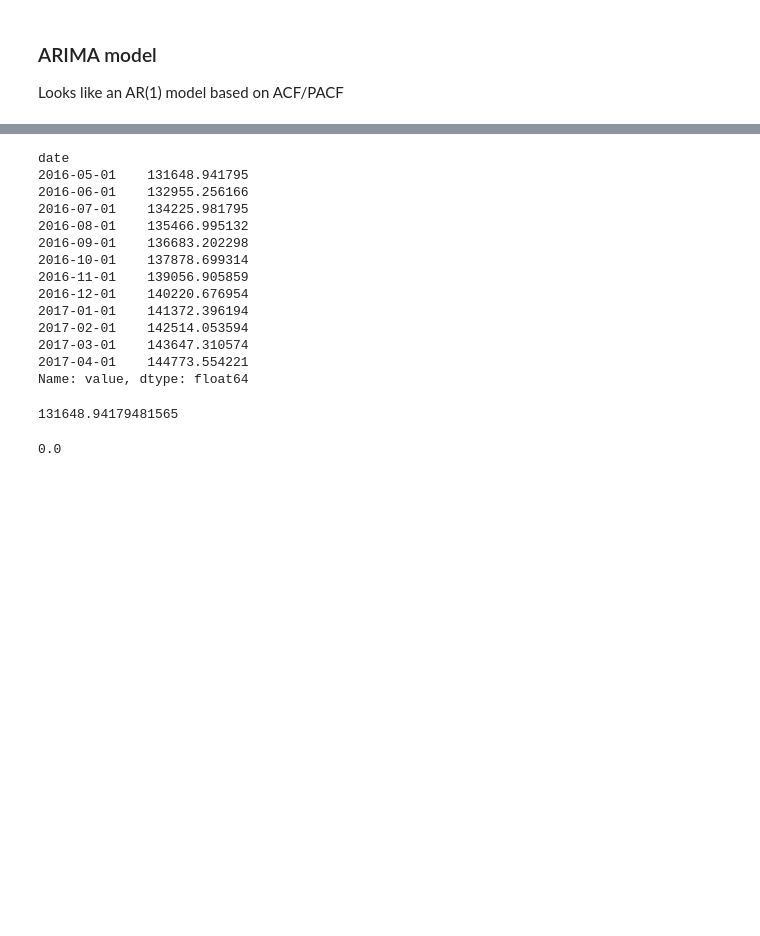
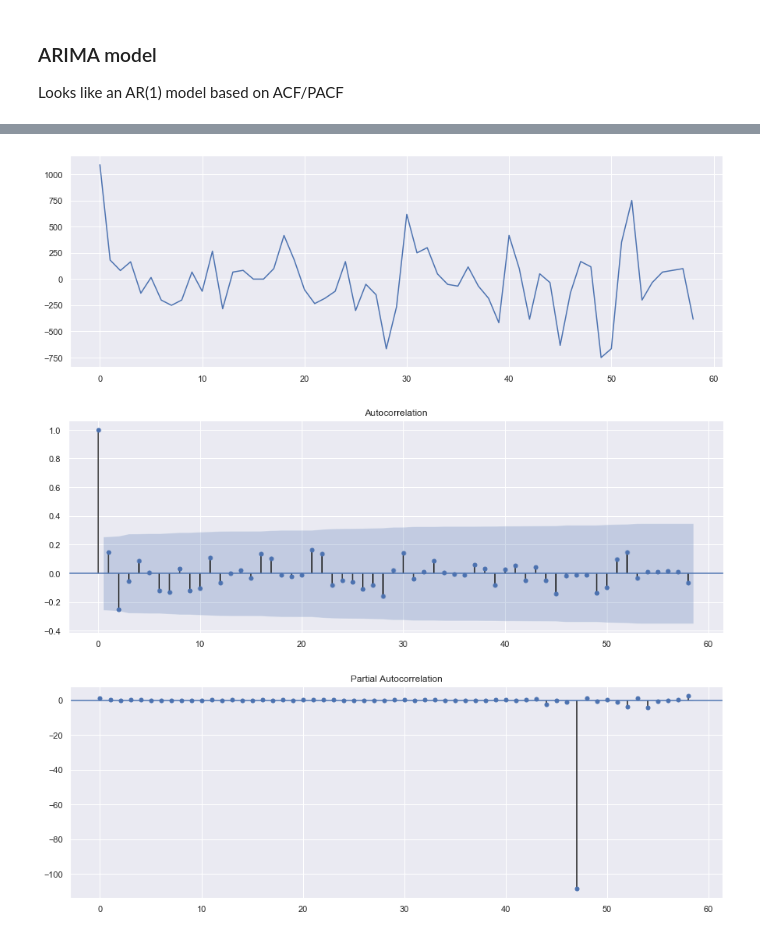
Before and after one commit to Joe-Bit-lab/mod4, a Jupyter notebook: Step4_Reckoning/Step4a_Lehigh_Acres_FL_33974.ipynb, the cells around one changed output, grey strips where cells are left out. Saved outputs shown, nothing was run; the diff lists cells and outputs as text; code cells hidden in the pictures; blank space fills up the shorter version.

```diff
--- a/Step4_Reckoning/Step4a_Lehigh_Acres_FL_33974.ipynb
+++ b/Step4_Reckoning/Step4a_Lehigh_Acres_FL_33974.ipynb
@@ -182,3 +178,16 @@ val.index[0], val.index[-1]
+# %%
+resid = model_fit.fittedvalues - np.array(diff_df['diff'])[0:59]
+plt.plot(resid)
+plt.show()
+rcParams['figure.figsize'] = 15, 5
+plot_acf(resid, lags=58)
+plt.show()
+plot_pacf(resid, lags=58)
+plt.show()
+# %% [output]
+[figure, added]
+[figure, added]
+[figure, added]
 # %%
 pred = model_fit.forecast(steps=24)
 val_pred = pred[0][:12]
@@ -188,26 +194,0 @@ test_pred = pred[0][11:-1]
-# %%
-val.value
-# %% [output]
-date
-2016-05-01    131648.941795
-2016-06-01    132955.256166
-2016-07-01    134225.981795
-2016-08-01    135466.995132
-2016-09-01    136683.202298
-2016-10-01    137878.699314
-2016-11-01    139056.905859
-2016-12-01    140220.676954
-2017-01-01    141372.396194
-2017-02-01    142514.053594
-2017-03-01    143647.310574
-2017-04-01    144773.554221
-Name: value, dtype: float64
-# %%
-val_pred[0]
-# %% [output]
-131648.94179481565
-# %%
-rmse = sqrt(mean_squared_error(val.value, val_pred))
-rmse
-# %% [output]
-0.0
```
Also changed, not shown: parts of 18 cells of this notebook, 2 other files.
